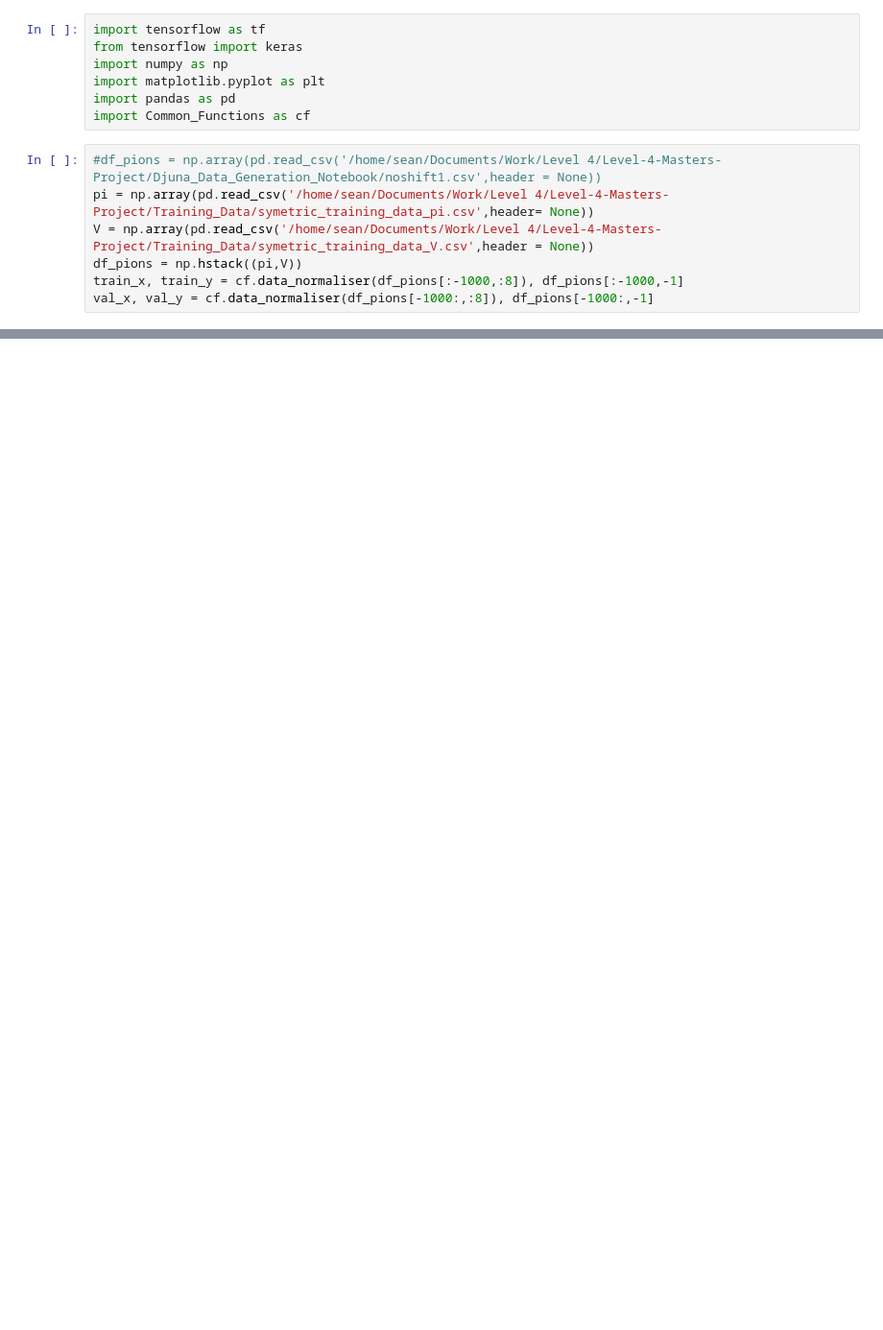
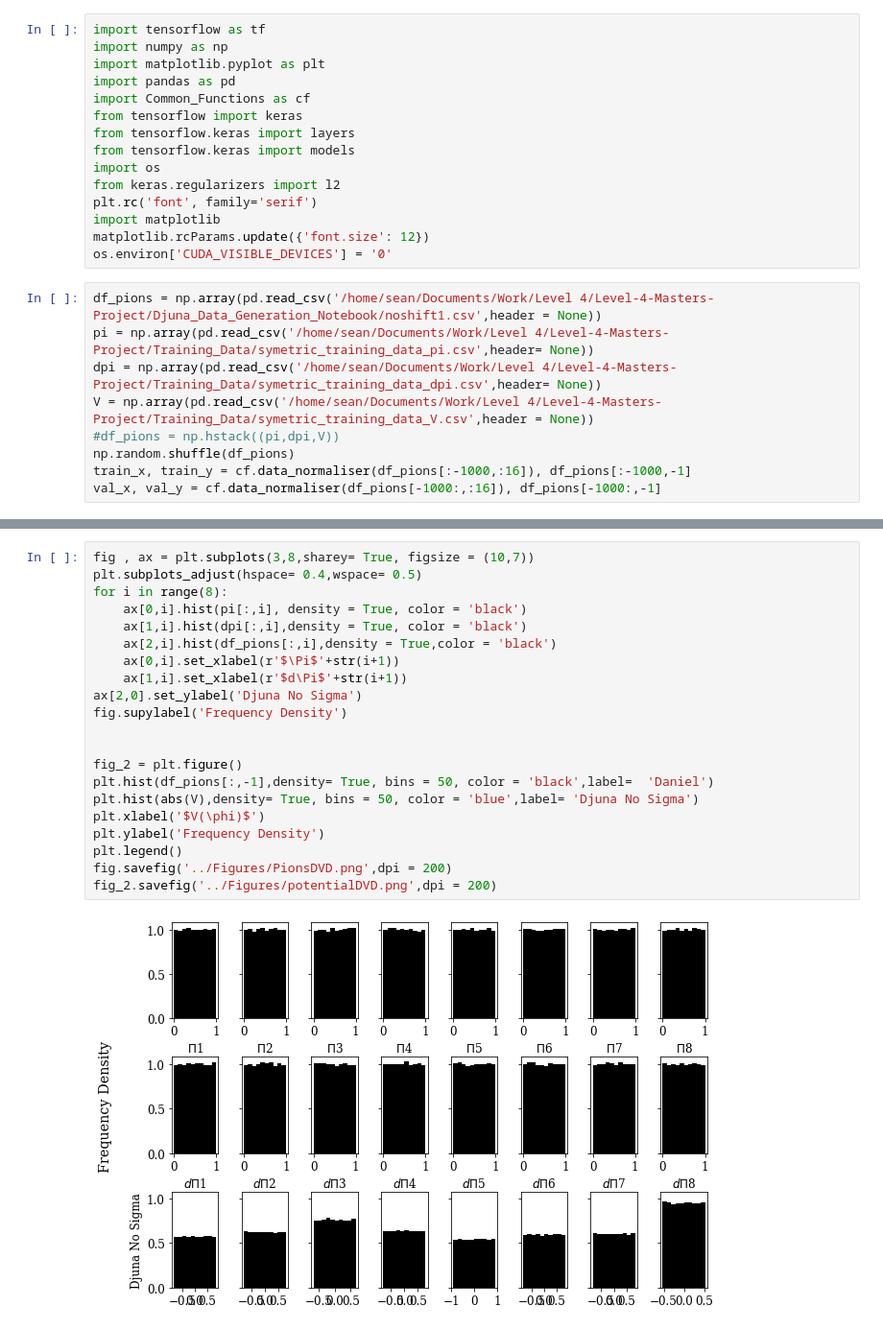
Before and after one commit to seancraven/Level-4-Masters-Project, a Jupyter notebook: Djuna_Data_Generation_Notebook/New opt param Test.ipynb, the cells around one changed output, grey strips where cells are left out. Shown at 96% size. Drawn from its saved outputs; the diff is of its cells as text; blank space fills up the shorter version.

```diff
--- a/Djuna_Data_Generation_Notebook/New opt param Test.ipynb
+++ b/Djuna_Data_Generation_Notebook/New opt param Test.ipynb
@@ -1,14 +1,24 @@
 # %%
 import tensorflow as tf
-from tensorflow import keras
 import numpy as np
 import matplotlib.pyplot as plt
 import pandas as pd
 import Common_Functions as cf
+from tensorflow import keras
+from tensorflow.keras import layers
+from tensorflow.keras import models
+import os
+from keras.regularizers import l2
+plt.rc('font', family='serif')
+import matplotlib
+matplotlib.rcParams.update({'font.size': 12})
+os.environ['CUDA_VISIBLE_DEVICES'] = '0'
 # %%
-#df_pions = np.array(pd.read_csv('/home/sean/Documents/Work/Level 4/Level-4-Masters-Project/Djuna_Data_Generation_Notebook/noshift1.csv',header = None))
+df_pions = np.array(pd.read_csv('/home/sean/Documents/Work/Level 4/Level-4-Masters-Project/Djuna_Data_Generation_Notebook/noshift1.csv',header = None))
 pi = np.array(pd.read_csv('/home/sean/Documents/Work/Level 4/Level-4-Masters-Project/Training_Data/symetric_training_data_pi.csv',header= None))
+dpi = np.array(pd.read_csv('/home/sean/Documents/Work/Level 4/Level-4-Masters-Project/Training_Data/symetric_training_data_dpi.csv',header= None))
 V = np.array(pd.read_csv('/home/sean/Documents/Work/Level 4/Level-4-Masters-Project/Training_Data/symetric_training_data_V.csv',header = None))
-df_pions = np.hstack((pi,V))
-train_x, train_y = cf.data_normaliser(df_pions[:-1000,:8]), df_pions[:-1000,-1]
-val_x, val_y = cf.data_normaliser(df_pions[-1000:,:8]), df_pions[-1000:,-1]
+#df_pions = np.hstack((pi,dpi,V))
+np.random.shuffle(df_pions)
+train_x, train_y = cf.data_normaliser(df_pions[:-1000,:16]), df_pions[:-1000,-1]
+val_x, val_y = cf.data_normaliser(df_pions[-1000:,:16]), df_pions[-1000:,-1]
@@ -16,0 +35,23 @@ plt.plot
+# %%
+fig , ax = plt.subplots(3,8,sharey= True, figsize = (10,7))
+plt.subplots_adjust(hspace= 0.4,wspace= 0.5)
+for i in range(8):
+    ax[0,i].hist(pi[:,i], density = True, color = 'black')
+    ax[1,i].hist(dpi[:,i],density = True, color = 'black')
+    ax[2,i].hist(df_pions[:,i],density = True,color = 'black')
+    ax[0,i].set_xlabel(r'$\Pi$'+str(i+1))
+    ax[1,i].set_xlabel(r'$d\Pi$'+str(i+1))
+ax[2,0].set_ylabel('Djuna No Sigma')
+fig.supylabel('Frequency Density')
+
+
+fig_2 = plt.figure()
+plt.hist(df_pions[:,-1],density= True, bins = 50, color = 'black',label=  'Daniel')
+plt.hist(abs(V),density= True, bins = 50, color = 'blue',label= 'Djuna No Sigma')
+plt.xlabel('$V(\phi)$')
+plt.ylabel('Frequency Density')
+plt.legend()
+fig.savefig('../Figures/PionsDVD.png',dpi = 200)
+fig_2.savefig('../Figures/potentialDVD.png',dpi = 200)
+# %% [output]
+[figure, added]
```
Also changed, not shown: parts of 19 cells of this notebook, 19 other files.
